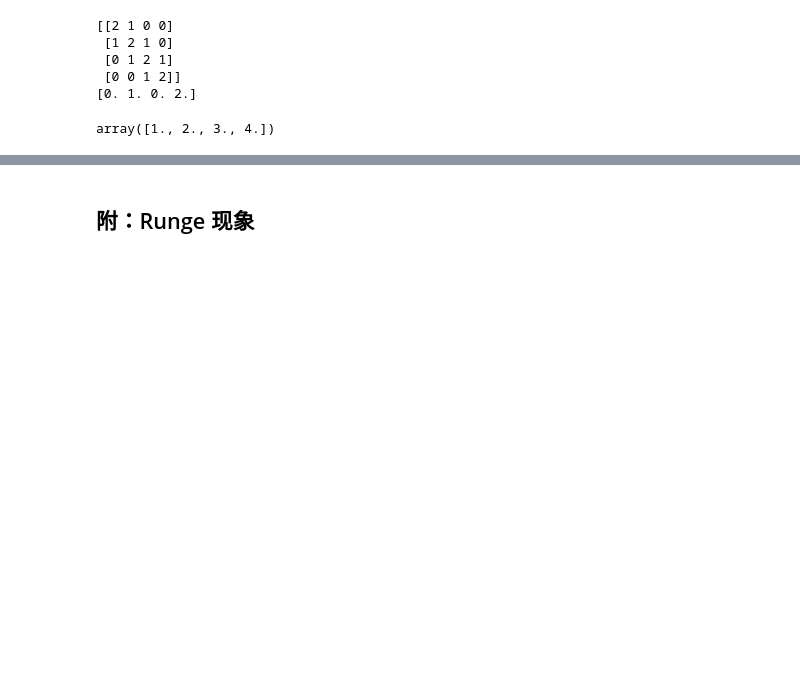
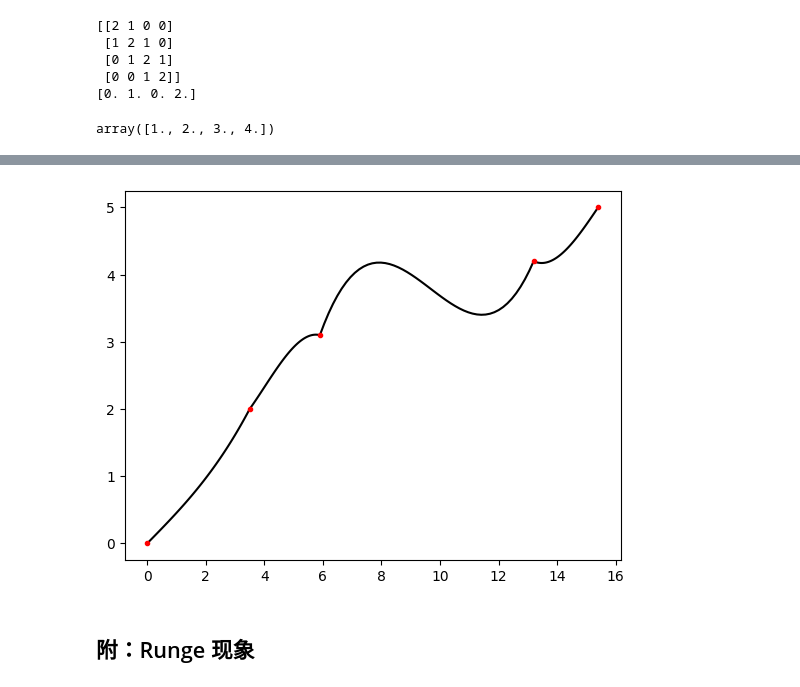
Before and after one commit to idyeh/course-numerical-methods, a Jupyter notebook: src/lec03.ipynb, the cells around one changed output, grey strips where cells are left out. Cells and saved outputs as stored; diff of their text form; code cells hidden in the pictures; blank space fills up the shorter version.

Commit message:
Bug fix for Cubic Spline and Add a Case

```diff
--- a/src/lec03.ipynb
+++ b/src/lec03.ipynb
@@ -584,3 +590,24 @@ plot_spline(cubic_spline, xvalues, yvalues)
+# %%
+# 肉眼描点得到的数据
+data = [
+    [ 0.0, 0.0],
+    [ 3.5, 2.0],
+    [ 5.9, 3.1],
+    [13.2, 4.2],
+    [15.4, 5.0],
+    [20.9, 7.6],
+    [24.5, 8.3],
+    [31.3, 7.8],
+    [42.2, 4.8],
+    [45.8, 3.4],
+    [46.5, 2.2]
+]
+# %%
+xvalues, yvalues = zip(*data)
+
+plot_spline(cubic_spline, xvalues[:5], yvalues[:5])
+# %% [output]
+[figure, added]
 # %% [markdown]
 ## 附：Runge 现象
 # %%
```
Also changed, not shown: parts of 6 cells of this notebook, 1 other file.
